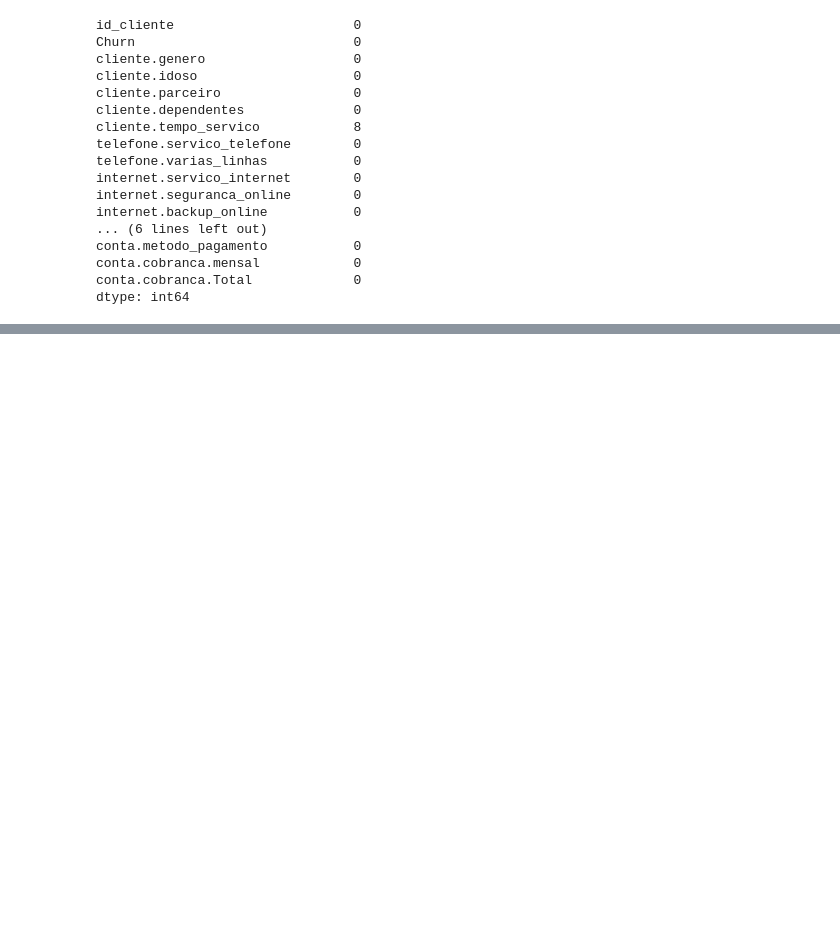
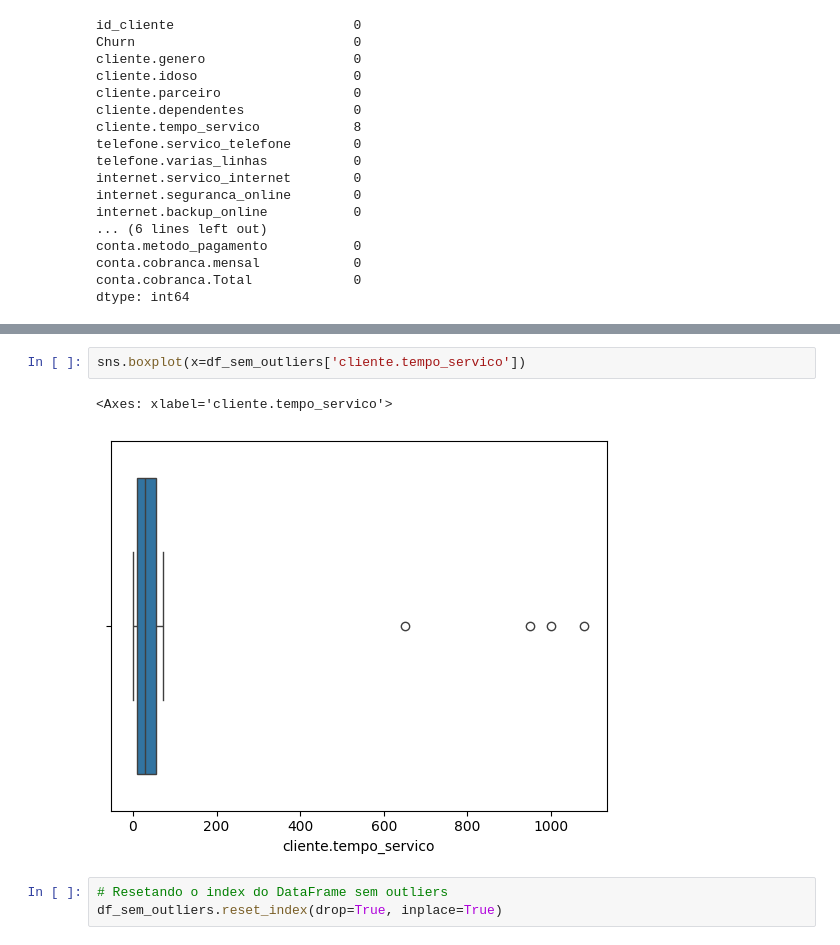
Before and after one commit to Iltonns/Estudo-e-Projetos-Alura, a Jupyter notebook: Python para Data Sciense/Pandas/Limpeza e tratamento de dados/Limpeza e tratamento de dados.ipynb, the cells around one changed output, grey strips where cells are left out. Saved outputs shown, nothing was run; the diff lists cells and outputs as text; blank space fills up the shorter version.

```diff
--- a/Python para Data Sciense/Pandas/Limpeza e tratamento de dados/Limpeza e tratamento de dados.ipynb
+++ b/Python para Data Sciense/Pandas/Limpeza e tratamento de dados/Limpeza e tratamento de dados.ipynb
@@ -532,0 +758,8 @@ dtype: int64
+# %%
+sns.boxplot(x=df_sem_outliers['cliente.tempo_servico'])
+# %% [output]
+<Axes: xlabel='cliente.tempo_servico'>
+[figure, added]
+# %%
+# Resetando o index do DataFrame sem outliers
+df_sem_outliers.reset_index(drop=True, inplace=True)
```
Also changed, not shown: parts of 26 cells of this notebook.
